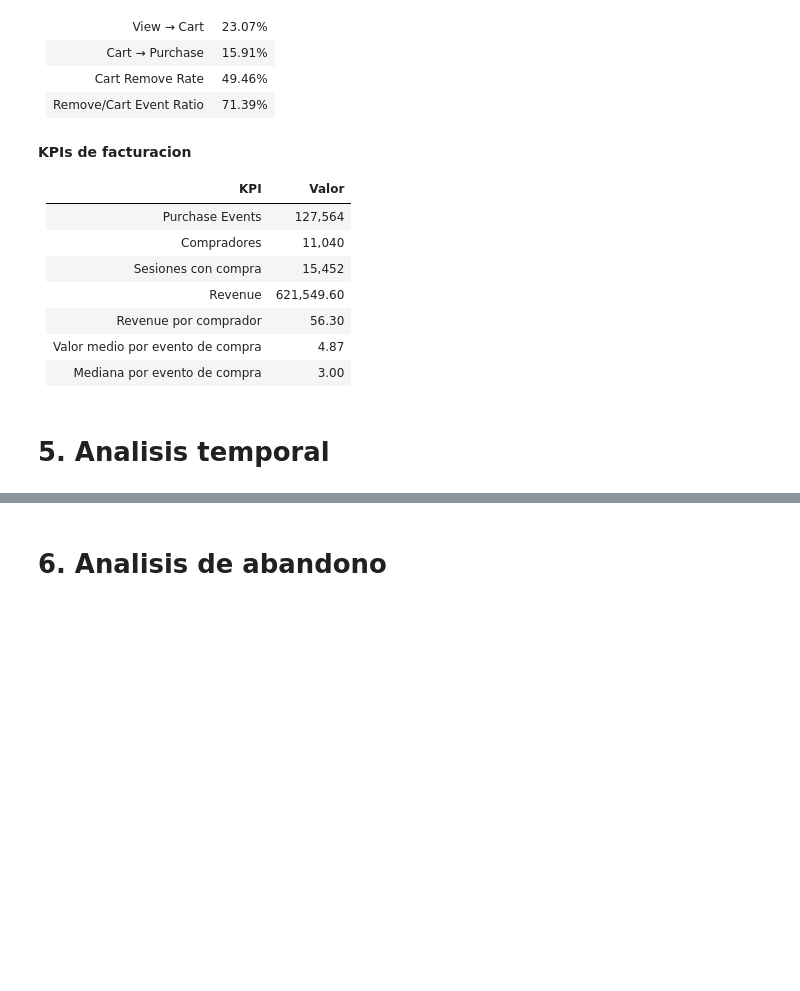
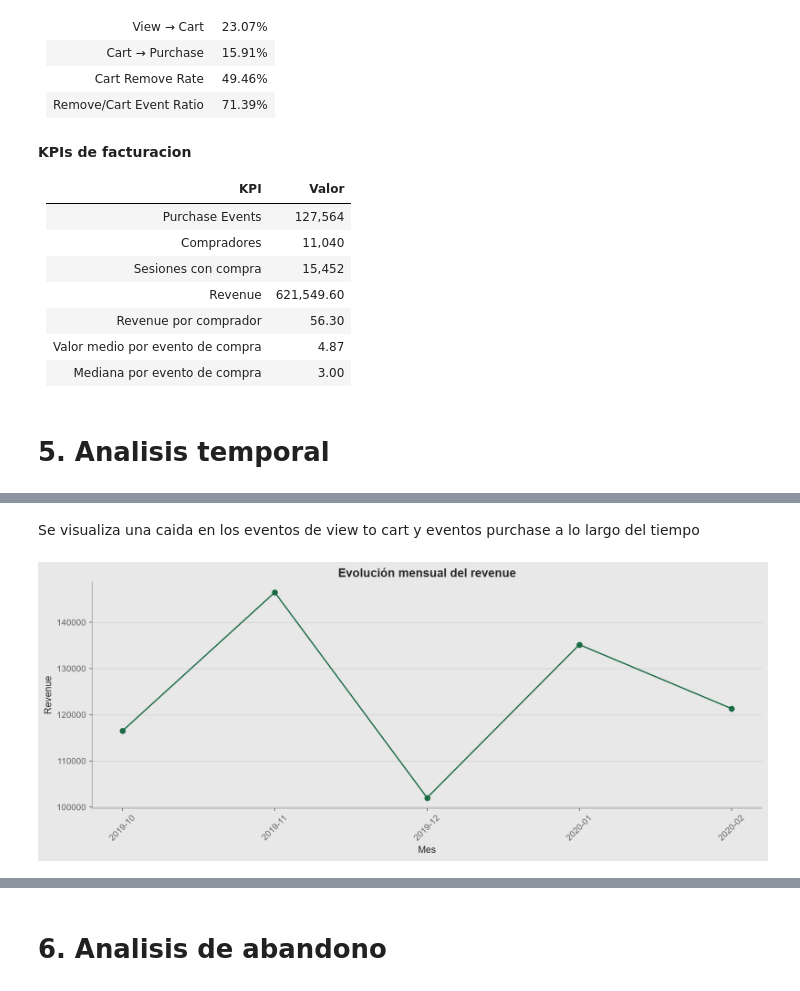
Before and after one commit to Nicosuarezso/ecommerce-cosmetics-analytics, a Jupyter notebook: notebooks/03_customer_journey_analysis.ipynb, the cells around one changed output, grey strips where cells are left out. Cells and saved outputs as stored; diff of their text form; code cells hidden in the pictures; blank space fills up the shorter version.

```diff
--- a/notebooks/03_customer_journey_analysis.ipynb
+++ b/notebooks/03_customer_journey_analysis.ipynb
@@ -1084,0 +1132,2 @@ interpretarse como ticket medio por orden.
+# %%
+monthly = monthly.fillna(0)
@@ -1084,0 +1253,19 @@ interpretarse como ticket medio por orden.
+# %% [markdown]
+Se visualiza una caida en los eventos de view to cart y eventos purchase a lo largo del tiempo
+# %%
+plt.figure(figsize=(12, 5))
+
+plt.plot(
+    monthly.index.astype(str),
+    monthly["revenue"],
+    marker="o"
+)
+
+plt.title("Evolución mensual del revenue")
+plt.xlabel("Mes")
+plt.ylabel("Revenue")
+plt.xticks(rotation=45)
+plt.tight_layout()
+plt.show()
+# %% [output]
+[figure, added]
```
Also changed, not shown: parts of 63 cells of this notebook, 1 other file.
